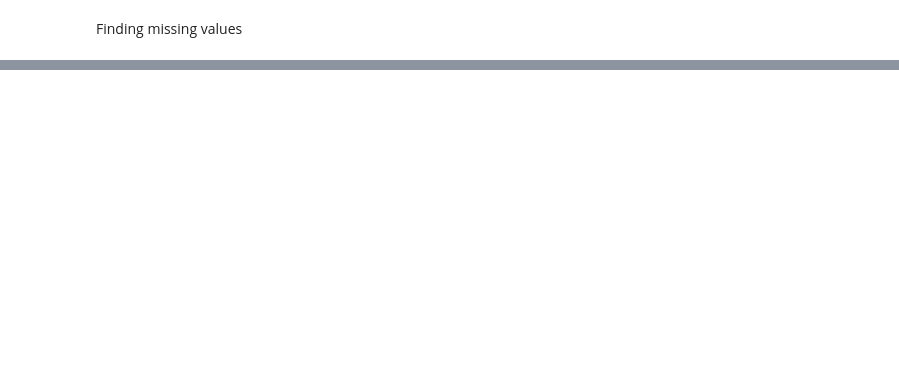
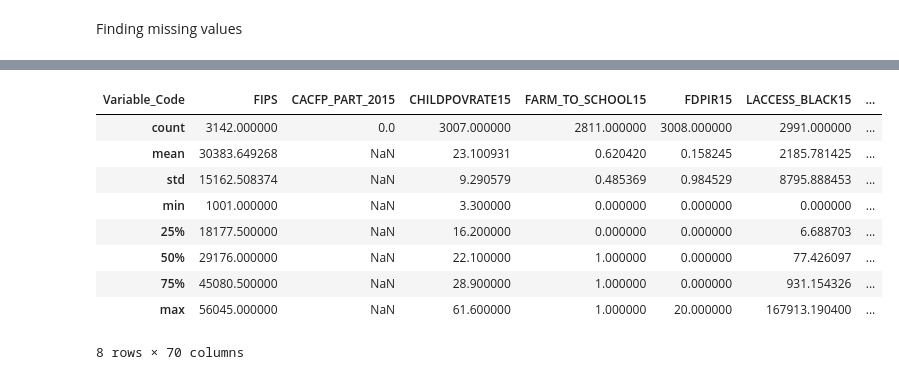
Before and after one commit to gabbycjames/DataScience_Capstone, a Jupyter notebook: DataWrangling.ipynb, the cells around one changed output, grey strips where cells are left out. Cells and saved outputs as stored; diff of their text form; code cells hidden in the pictures; blank space fills up the shorter version.

```diff
--- a/DataWrangling.ipynb
+++ b/DataWrangling.ipynb
@@ -181,0 +267,15 @@ Finding missing values
+# %%
+complete_pop15 = pivot_df[~pivot_df['Population_Estimate_2015'].isna()]
+# %%
+complete_pop15.describe()
+# %% [output]
+| Variable_Code | FIPS | CACFP_PART_2015 | CHILDPOVRATE15 | FARM_TO_SCHOOL15 | FDPIR15 | LACCESS_BLACK15 | ... |
+| count | 3142.000000 | 0.0 | 3007.000000 | 2811.000000 | 3008.000000 | 2991.000000 | ... |
+| mean | 30383.649268 | NaN | 23.100931 | 0.620420 | 0.158245 | 2185.781425 | ... |
+| std | 15162.508374 | NaN | 9.290579 | 0.485369 | 0.984529 | 8795.888453 | ... |
+| min | 1001.000000 | NaN | 3.300000 | 0.000000 | 0.000000 | 0.000000 | ... |
+| 25% | 18177.500000 | NaN | 16.200000 | 0.000000 | 0.000000 | 6.688703 | ... |
+| 50% | 29176.000000 | NaN | 22.100000 | 1.000000 | 0.000000 | 77.426097 | ... |
+| 75% | 45080.500000 | NaN | 28.900000 | 1.000000 | 0.000000 | 931.154326 | ... |
+| max | 56045.000000 | NaN | 61.600000 | 1.000000 | 20.000000 | 167913.190400 | ... |
+8 rows × 70 columns
```
Also changed, not shown: parts of 22 cells of this notebook.
